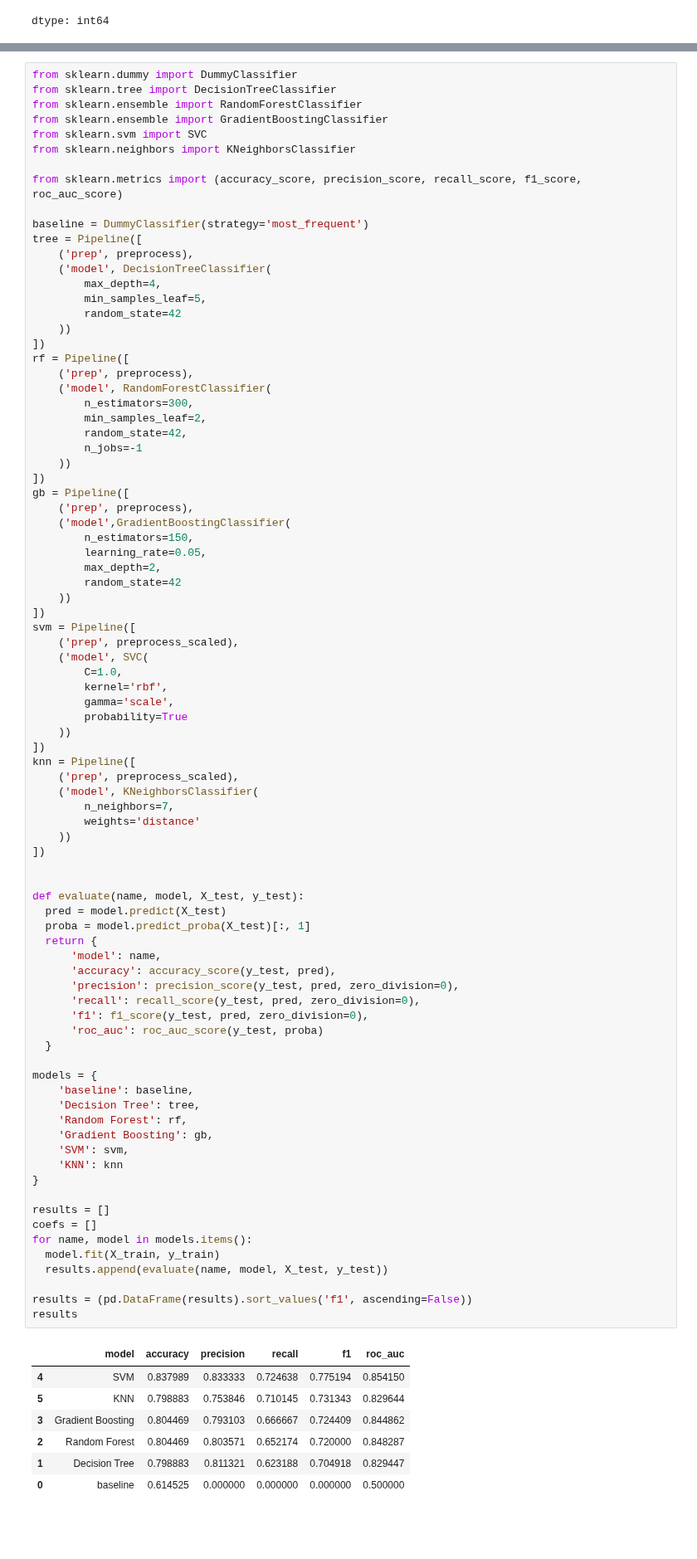
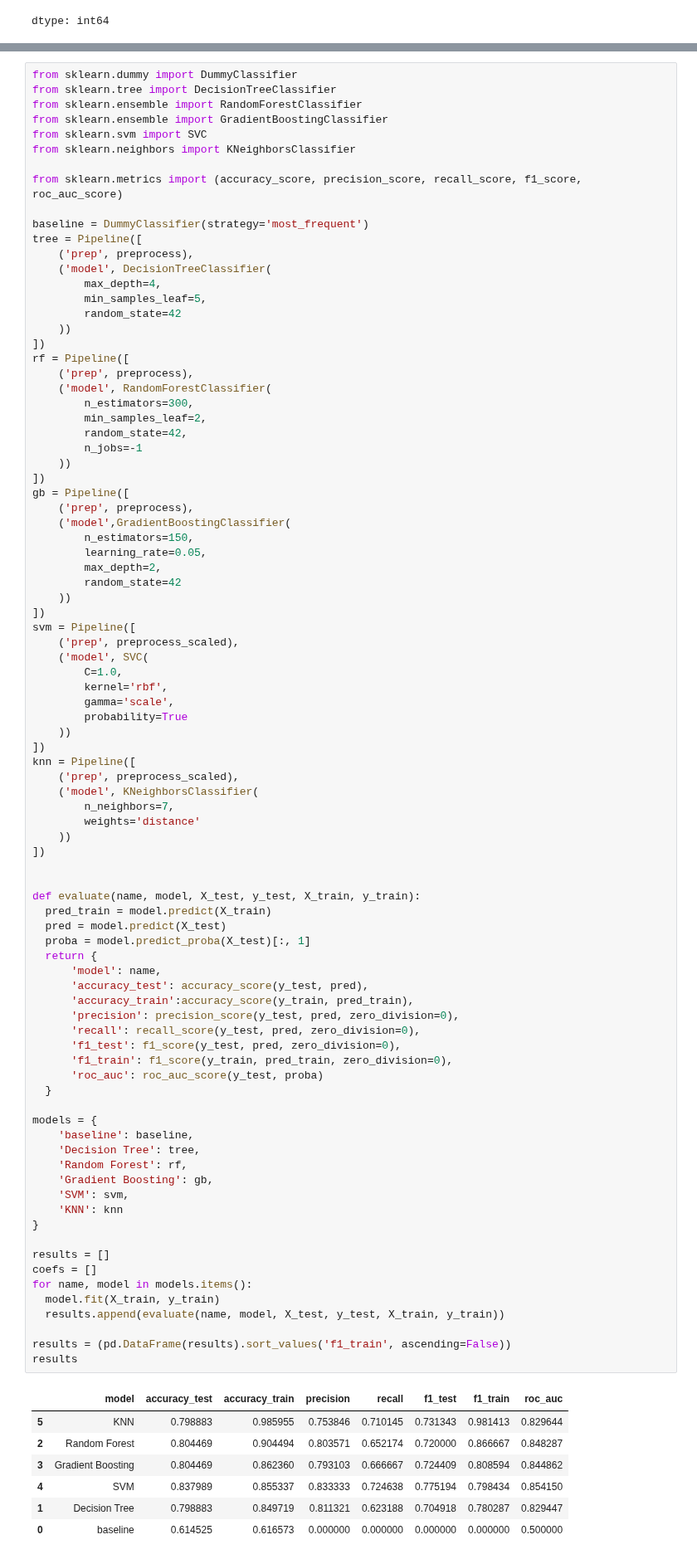
Before and after one commit to geori0/ml_labs, a Jupyter notebook: classification/lab02.ipynb, the cells around one changed output, grey strips where cells are left out. Shown at 83% size. Drawn from its saved outputs; the diff is of its cells as text; blank space fills up the shorter version.

```diff
--- a/classification/lab02.ipynb
+++ b/classification/lab02.ipynb
@@ -225,45 +247,48 @@ knn = Pipeline([
         weights='distance'
     ))
 ])
 
 
-def evaluate(name, model, X_test, y_test):
+def evaluate(name, model, X_test, y_test, X_train, y_train):
+  pred_train = model.predict(X_train)
   pred = model.predict(X_test)
   proba = model.predict_proba(X_test)[:, 1]
   return {
       'model': name,
-      'accuracy': accuracy_score(y_test, pred),
+      'accuracy_test': accuracy_score(y_test, pred),
+      'accuracy_train':accuracy_score(y_train, pred_train),
       'precision': precision_score(y_test, pred, zero_division=0),
       'recall': recall_score(y_test, pred, zero_division=0),
-      'f1': f1_score(y_test, pred, zero_division=0),
+      'f1_test': f1_score(y_test, pred, zero_division=0),
+      'f1_train': f1_score(y_train, pred_train, zero_division=0),
       'roc_auc': roc_auc_score(y_test, proba)
   }
 
 models = {
     'baseline': baseline,
     'Decision Tree': tree,
     'Random Forest': rf,
     'Gradient Boosting': gb,
     'SVM': svm,
     'KNN': knn
 }
 
 results = []
 coefs = []
 for name, model in models.items():
   model.fit(X_train, y_train)
-  results.append(evaluate(name, model, X_test, y_test))
+  results.append(evaluate(name, model, X_test, y_test, X_train, y_train))
 
-results = (pd.DataFrame(results).sort_values('f1', ascending=False))
+results = (pd.DataFrame(results).sort_values('f1_train', ascending=False))
 results
 # %% [output]
-|  | model | accuracy | precision | recall | f1 | roc_auc |
-| 4 | SVM | 0.837989 | 0.833333 | 0.724638 | 0.775194 | 0.854150 |
-| 5 | KNN | 0.798883 | 0.753846 | 0.710145 | 0.731343 | 0.829644 |
-| 3 | Gradient Boosting | 0.804469 | 0.793103 | 0.666667 | 0.724409 | 0.844862 |
-| 2 | Random Forest | 0.804469 | 0.803571 | 0.652174 | 0.720000 | 0.848287 |
-| 1 | Decision Tree | 0.798883 | 0.811321 | 0.623188 | 0.704918 | 0.829447 |
-| 0 | baseline | 0.614525 | 0.000000 | 0.000000 | 0.000000 | 0.500000 |
+|  | model | accuracy_test | accuracy_train | precision | recall | f1_test | f1_train | roc_auc |
+| 5 | KNN | 0.798883 | 0.985955 | 0.753846 | 0.710145 | 0.731343 | 0.981413 | 0.829644 |
+| 2 | Random Forest | 0.804469 | 0.904494 | 0.803571 | 0.652174 | 0.720000 | 0.866667 | 0.848287 |
+| 3 | Gradient Boosting | 0.804469 | 0.862360 | 0.793103 | 0.666667 | 0.724409 | 0.808594 | 0.844862 |
+| 4 | SVM | 0.837989 | 0.855337 | 0.833333 | 0.724638 | 0.775194 | 0.798434 | 0.854150 |
+| 1 | Decision Tree | 0.798883 | 0.849719 | 0.811321 | 0.623188 | 0.704918 | 0.780287 | 0.829447 |
+| 0 | baseline | 0.614525 | 0.616573 | 0.000000 | 0.000000 | 0.000000 | 0.000000 | 0.500000 |
 # %%
 from sklearn.metrics import confusion_matrix
 
```
Also changed, not shown: parts of 6 cells of this notebook.
